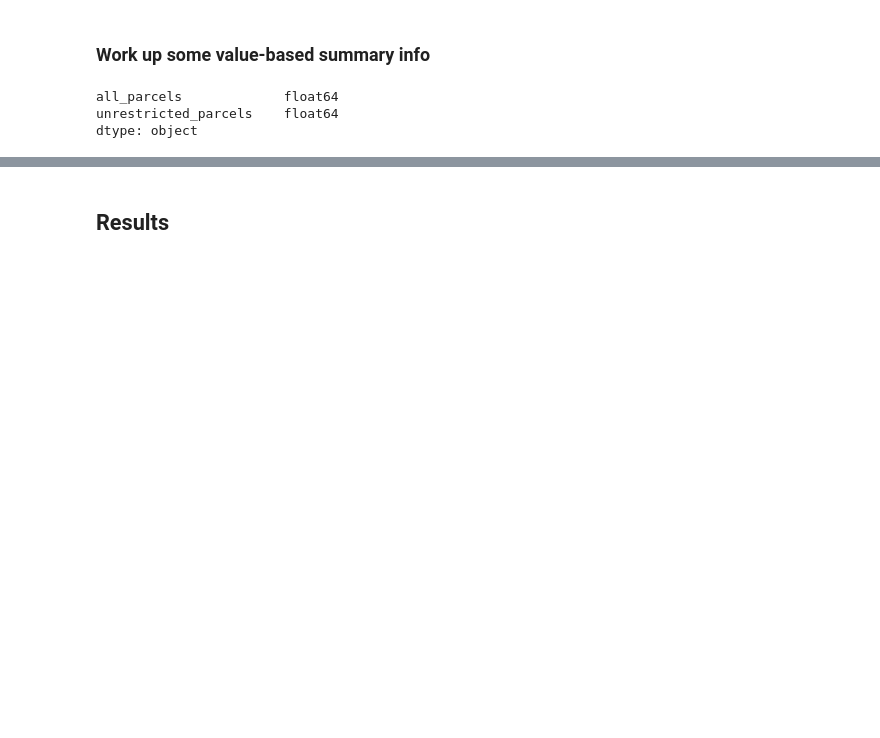
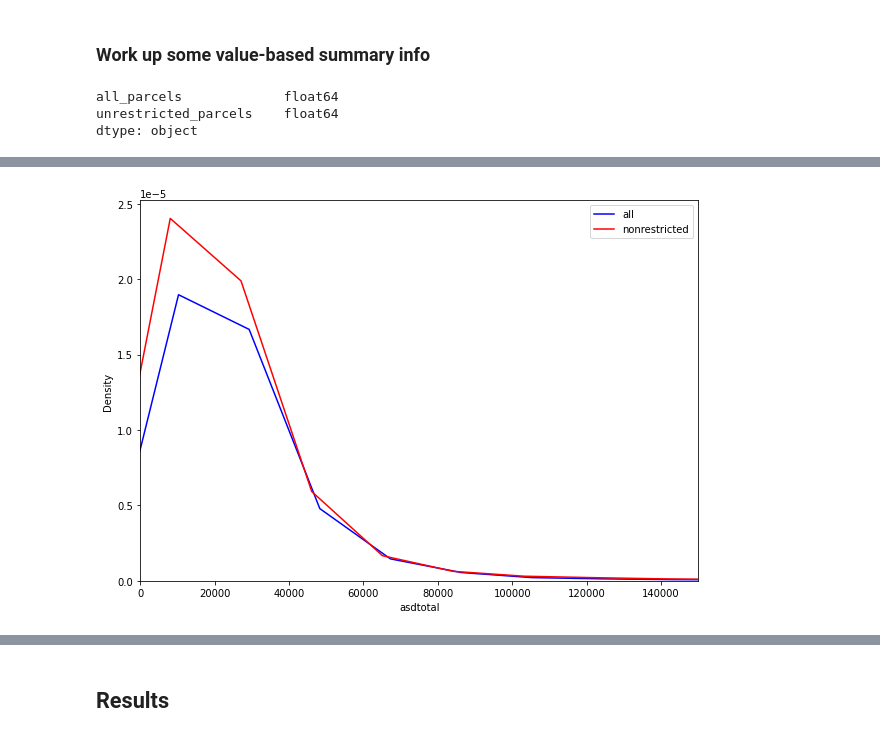
Before and after one commit to PMattox/dsa_masters, a Jupyter notebook: DSA_Capstone/Analysis - Residential Area.ipynb, the cells around one changed output, grey strips where cells are left out. Drawn from its saved outputs; the diff is of its cells as text; code cells hidden in the pictures; blank space fills up the shorter version.

```diff
--- a/DSA_Capstone/Analysis - Residential Area.ipynb
+++ b/DSA_Capstone/Analysis - Residential Area.ipynb
@@ -237,0 +271,16 @@ asd_summary
+# %%
+import seaborn as sns
+
+# plot distplot
+fig, ax = plt.subplots(figsize=(10,7))
+# sns.distplot(data, ax = ax)
+sns.kdeplot(gdf_parcels['asdtotal'],  ax=ax, color='blue', label='all')
+sns.kdeplot(gdf_res_remain['asdtotal'], ax=ax, color='red', label='nonrestricted')
+
+
+# change the limits of X-axis
+ax.set_xlim(0, 150000)
+plt.legend()
+plt.show()
+# %% [output]
+[figure, added]
```
Also changed, not shown: parts of 8 cells of this notebook, 17 other files.
